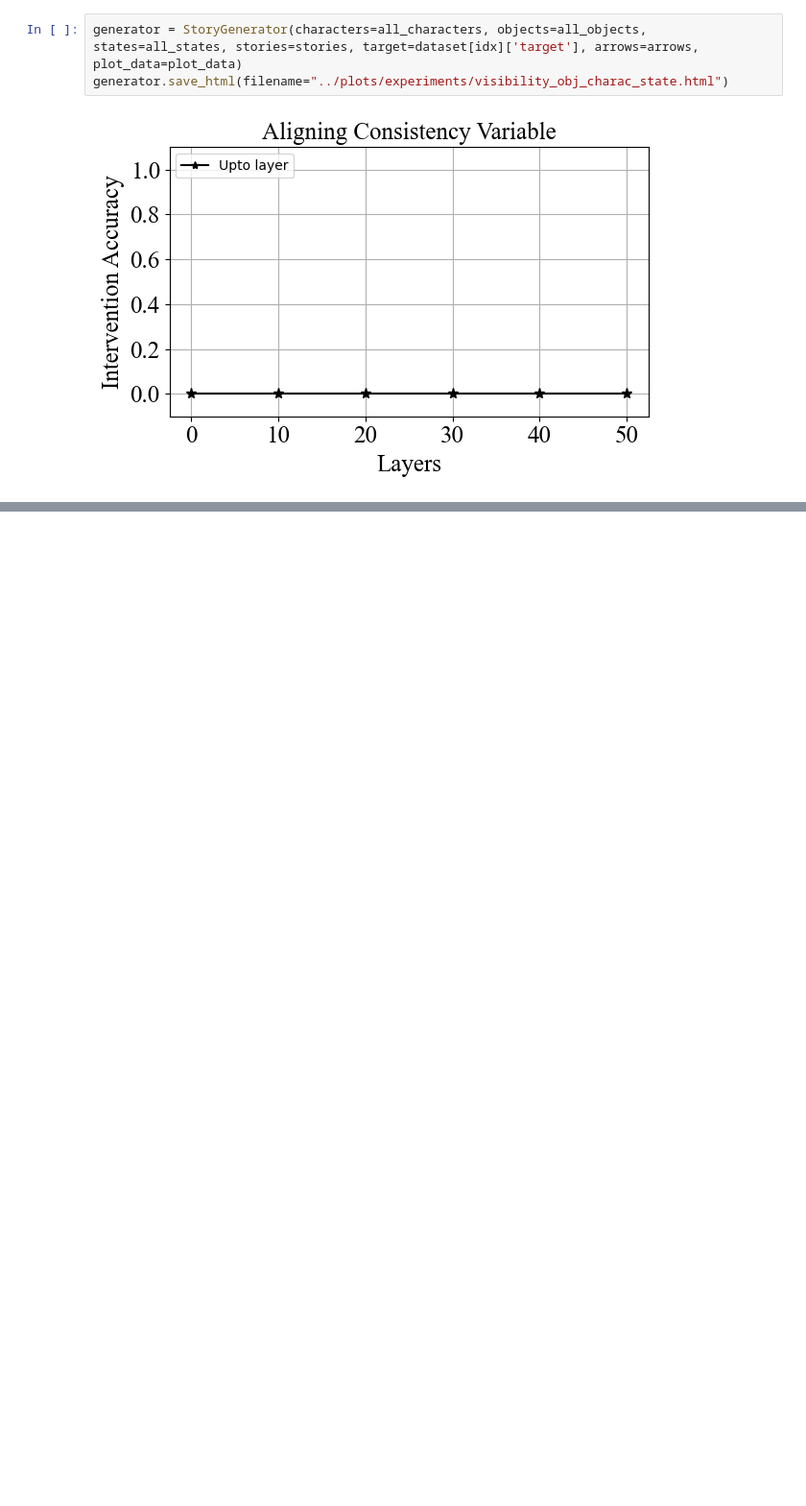
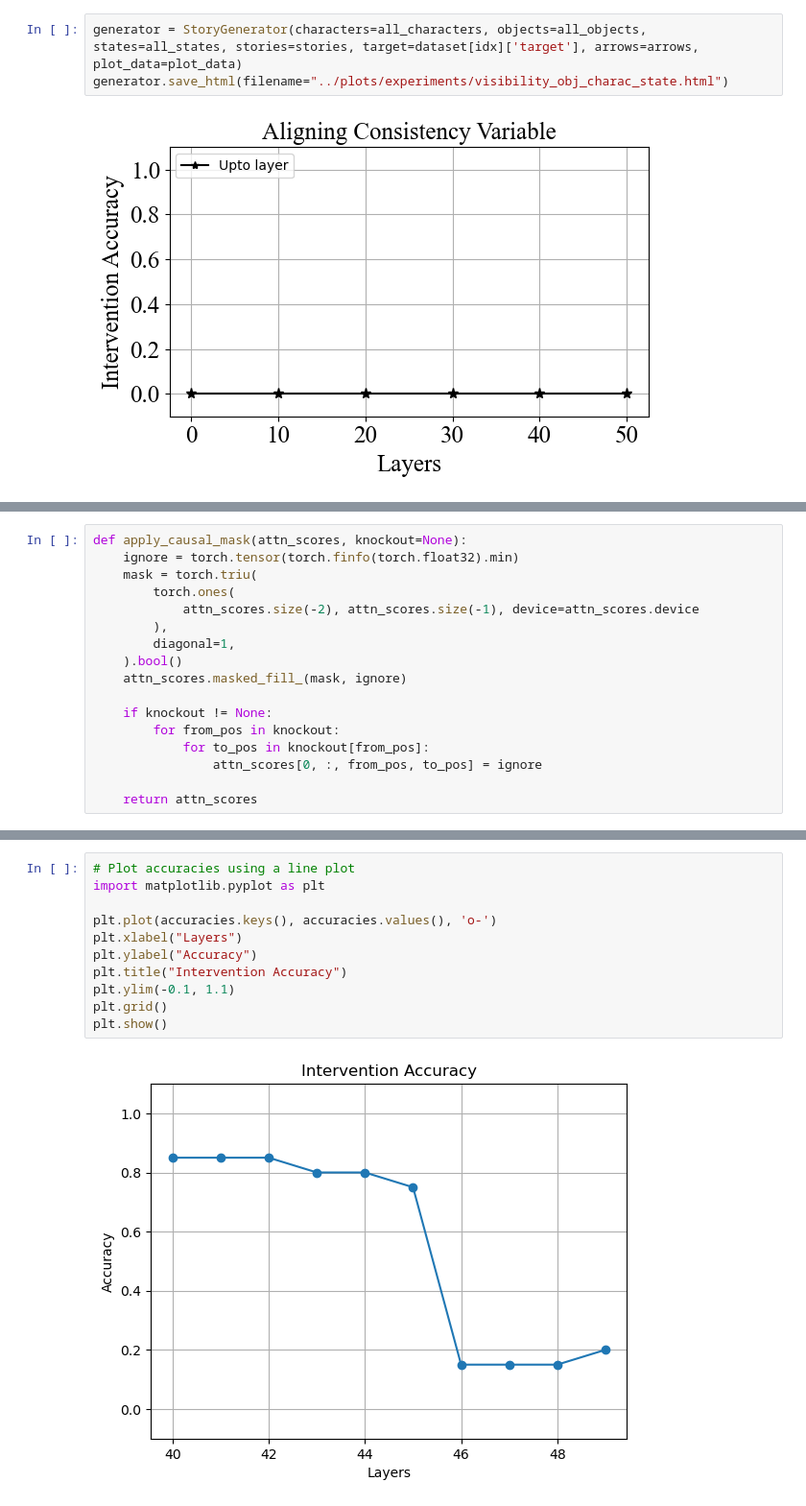
Before and after one commit to umango101/belief_tracking, a Jupyter notebook: notebooks/visibility.ipynb, the cells around one changed output, grey strips where cells are left out. Shown at 96% size. Cells and saved outputs as stored; diff of their text form; blank space fills up the shorter version.

```diff
--- a/notebooks/visibility.ipynb
+++ b/notebooks/visibility.ipynb
@@ -1821,0 +2206,17 @@ generator.save_html(filename="../plots/experiments/visibility_obj_charac_state.h
+# %%
+def apply_causal_mask(attn_scores, knockout=None):
+    ignore = torch.tensor(torch.finfo(torch.float32).min)
+    mask = torch.triu(
+        torch.ones(
+            attn_scores.size(-2), attn_scores.size(-1), device=attn_scores.device
+        ),
+        diagonal=1,
+    ).bool()
+    attn_scores.masked_fill_(mask, ignore)
+
+    if knockout != None:
+        for from_pos in knockout:
+            for to_pos in knockout[from_pos]:
+                attn_scores[0, :, from_pos, to_pos] = ignore
+
+    return attn_scores
@@ -1821,0 +2327,13 @@ generator.save_html(filename="../plots/experiments/visibility_obj_charac_state.h
+# %%
+# Plot accuracies using a line plot
+import matplotlib.pyplot as plt
+
+plt.plot(accuracies.keys(), accuracies.values(), 'o-')
+plt.xlabel("Layers")
+plt.ylabel("Accuracy")
+plt.title("Intervention Accuracy")
+plt.ylim(-0.1, 1.1)
+plt.grid()
+plt.show()
+# %% [output]
+[figure, added]
```
Also changed, not shown: parts of 30 cells of this notebook, 5 other files.
